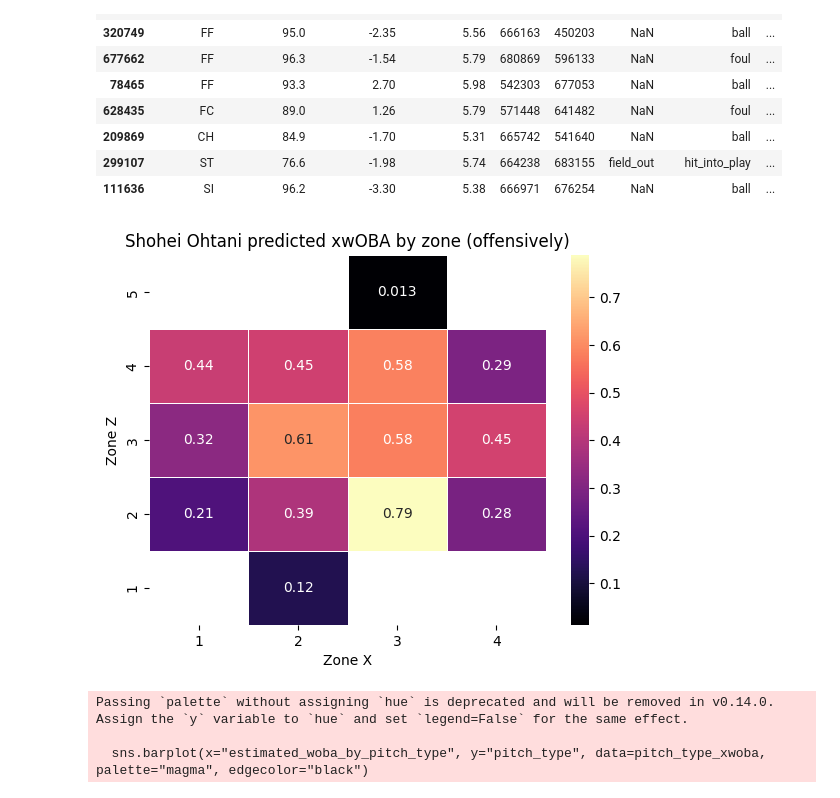
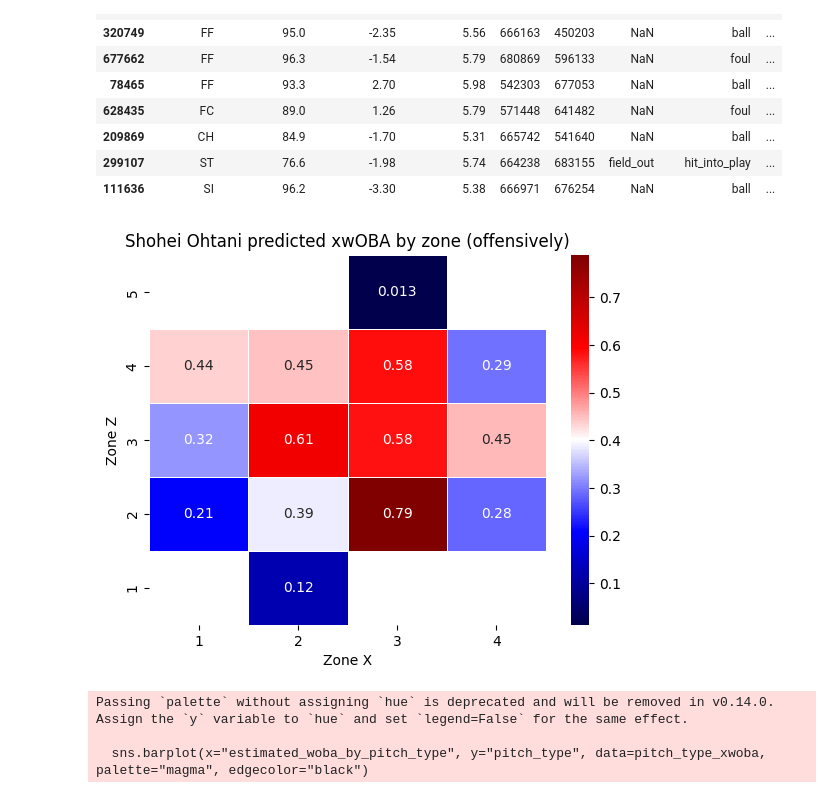
Before and after one commit to zybecker/DS-5500, a Jupyter notebook: XGBoost/Updated XGBoost.ipynb, the cells around one changed output. Saved outputs shown, nothing was run; the diff lists cells and outputs as text; code cells hidden in the pictures.

```diff
--- a/XGBoost/Updated XGBoost.ipynb
+++ b/XGBoost/Updated XGBoost.ipynb
@@ -31,24 +31,25 @@ columns = [
     "estimated_woba_using_speedangle", "launch_speed_angle", "at_bat_number", "pitch_number", "pitch_name", "home_score",
     "away_score", "spin_axis", "delta_home_win_exp", "delta_run_exp", "bat_speed", "swing_length",
     "estimated_slg_using_speedangle", "delta_pitcher_run_exp", "bat_win_exp", "n_thruorder_pitcher",
-    "n_priorpa_thisgame_player_at_bat", "arm_angle"
-]
+    "n_priorpa_thisgame_player_at_bat", "arm_angle"]
+
 pitch_data = pitches[columns]
 pitch_data = pitch_data.dropna(subset=['pitch_type', 'release_speed', 'spin_axis', 'release_extension', 'effective_speed'])
 
+#reshape the cluster data to long format and merge with pitch data
 pitch_clusters_long = pitch_clusters.melt(id_vars=['pitcher'], var_name='pitch_type', value_name='cluster_label')
 pitch_clusters_long = pitch_clusters_long[pitch_clusters_long['cluster_label'] != -1]
 pitch_data = pitch_data.merge(pitch_clusters_long, on=['pitcher', 'pitch_type'], how='left')
 
+#create zone features using the plate_x and plate_z features
 x_bins = np.linspace(-2, 2, num=5)
 z_bins = np.linspace(0, 4, num=5)
-
 pitch_data["zone_x"] = np.digitize(pitch_data["plate_x"], bins=x_bins, right=False)
 pitch_data["zone_z"] = np.digitize(pitch_data["plate_z"], bins=z_bins, right=False)
 pitch_data["zone"] = pitch_data["zone_x"].astype(str) + "-" + pitch_data["zone_z"].astype(str)
 
+#we want to create hitter zone and pitch type success features using KNN
 pitch_data_bip = pitch_data[pitch_data["description"] == "hit_into_play"].copy()
-
 features = ["launch_angle", "launch_speed"]
 target = "estimated_woba_using_speedangle"
 pitch_data_bip = pitch_data_bip.dropna(subset=features + [target])
@@ -104,21 +105,21 @@ pitch_data.sample(10)
 | 299107 | ST | 76.6 | -1.98 | 5.74 | 664238 | 683155 | field_out | hit_into_play | ... |
 | 111636 | SI | 96.2 | -3.30 | 5.38 | 666971 | 676254 | NaN | ball | ... |
 # %%
-#For an example, here are the xwOBA predictions by zone for Shohei Ohtani given his launch angle and exit velocity data
+#For an example, here are the expected wOBA predictions by zone for Shohei Ohtani given his launch angle and exit velocity data
 
 ohtani_data = pitch_data[pitch_data["batter"] == 660271]
 pivot_table = ohtani_data.pivot_table(
     values="estimated_woba_using_speedangle_zone_avg",
     index="zone_z",
     columns="zone_x",
-    aggfunc="mean")
+    aggfunc="mean")   #avg wOBA for each zone
 
-sns.heatmap(pivot_table, annot=True, cbar=True, cmap="magma", linewidths=0.5)
+sns.heatmap(pivot_table, annot=True, cbar=True, cmap="seismic", linewidths=0.5)
 plt.xlabel("Zone X")
 plt.ylabel("Zone Z")
 plt.title("Shohei Ohtani predicted xwOBA by zone (offensively)")
 plt.gca().invert_yaxis()
 plt.show()
 # %% [output]
-[figure, old version]
+[figure, new version]
 # %%
```
Also changed, not shown: parts of 9 cells of this notebook.
